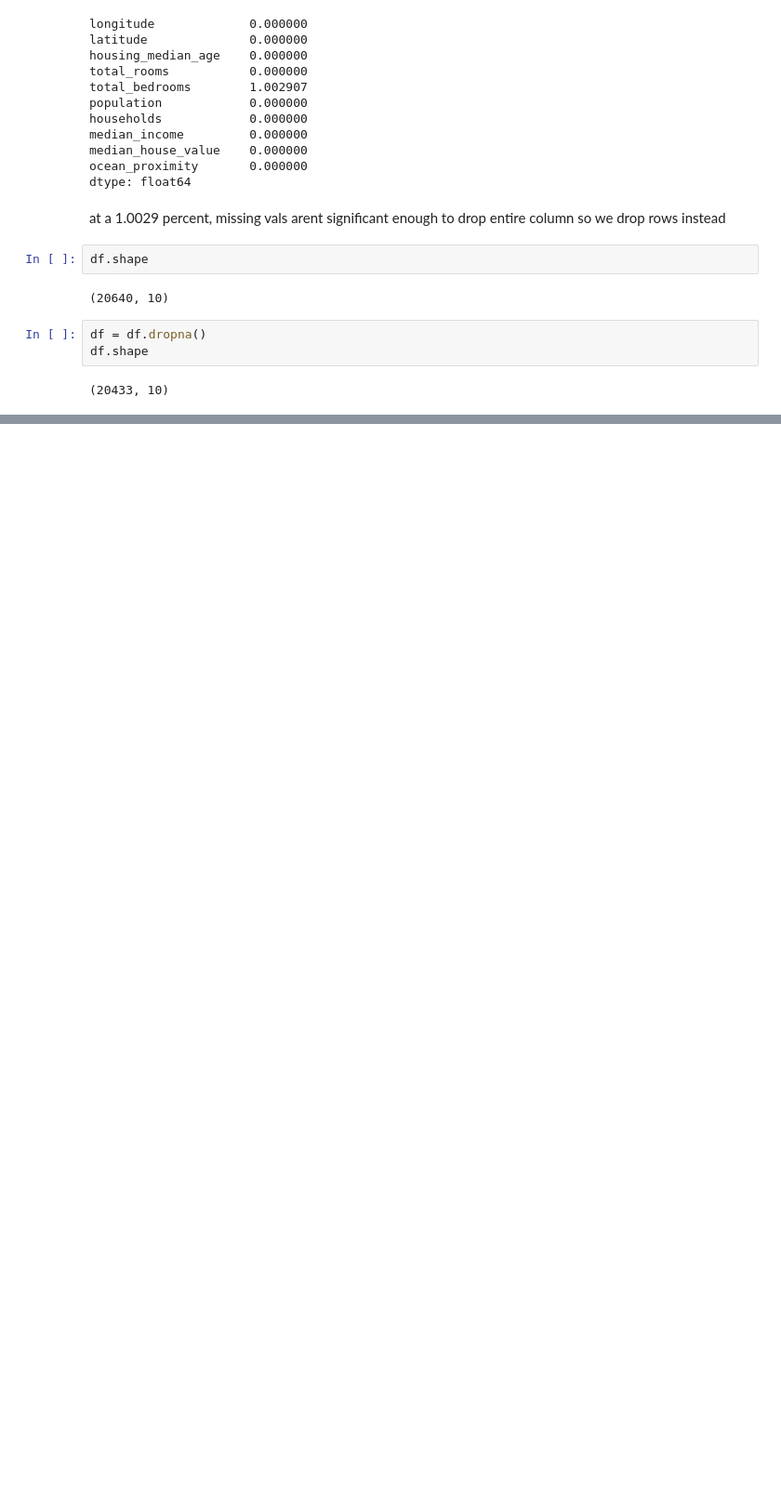
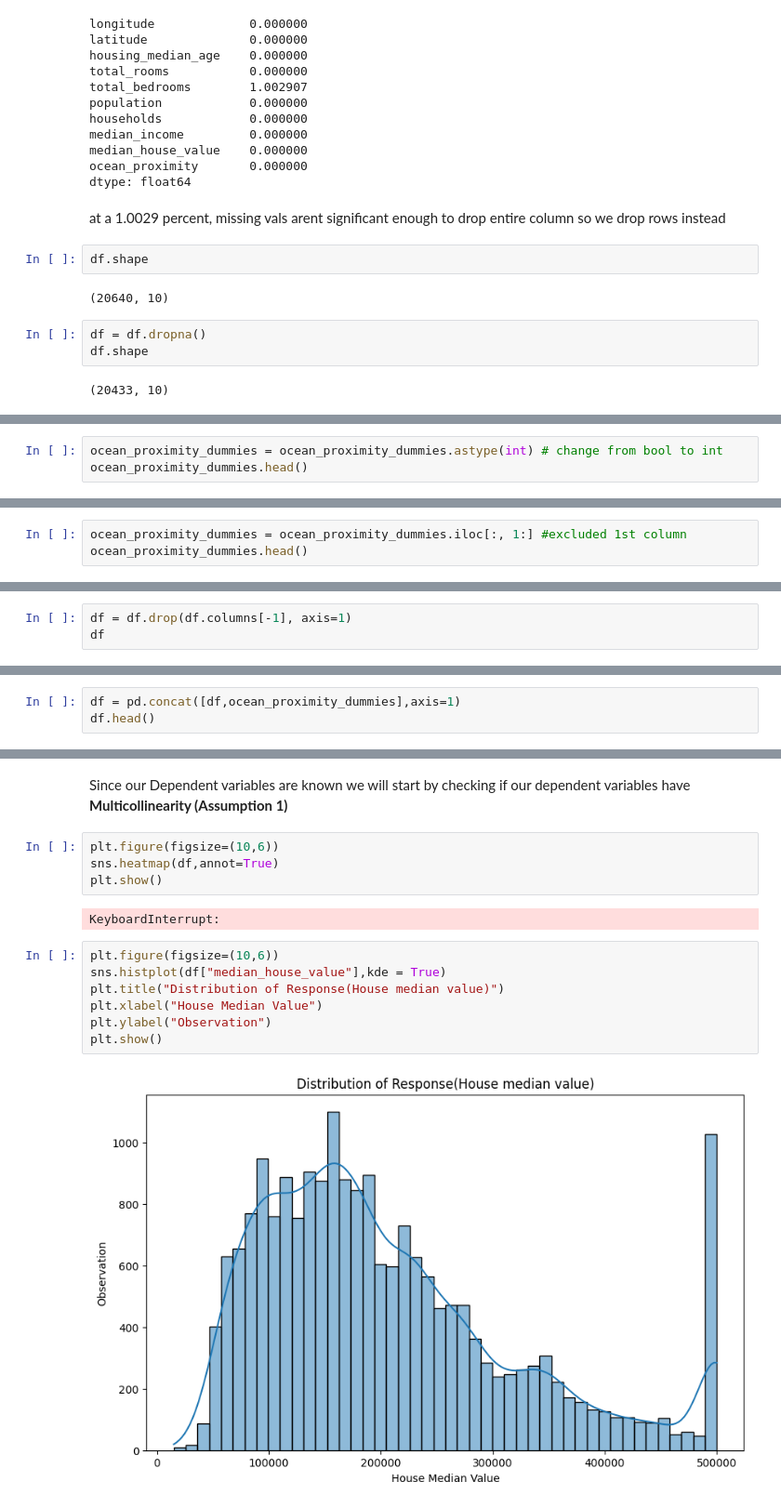
Before and after one commit to MiruSTAT/ML-HousePrices, a Jupyter notebook: Linear-Regression.ipynb, the cells around one changed output, grey strips where cells are left out. Shown at 93% size. Cells and saved outputs as stored; diff of their text form; blank space fills up the shorter version.

```diff
--- a/Linear-Regression.ipynb
+++ b/Linear-Regression.ipynb
@@ -92,0 +122,3 @@ SyntaxError: invalid syntax (2022262811.py, line 2)
+# %%
+ocean_proximity_dummies = ocean_proximity_dummies.astype(int) # change from bool to int
+ocean_proximity_dummies.head()
@@ -92,0 +134,3 @@ SyntaxError: invalid syntax (2022262811.py, line 2)
+# %%
+ocean_proximity_dummies = ocean_proximity_dummies.iloc[:, 1:] #excluded 1st column
+ocean_proximity_dummies.head()
@@ -92,0 +144,3 @@ SyntaxError: invalid syntax (2022262811.py, line 2)
+# %%
+df = df.drop(df.columns[-1], axis=1)
+df
@@ -92,0 +163,3 @@ SyntaxError: invalid syntax (2022262811.py, line 2)
+# %%
+df = pd.concat([df,ocean_proximity_dummies],axis=1)
+df.head()
@@ -92,0 +182,17 @@ SyntaxError: invalid syntax (2022262811.py, line 2)
+# %% [markdown]
+Since our Dependent variables are known we will start by checking if our dependent variables have **Multicollinearity (Assumption 1)**
+# %%
+plt.figure(figsize=(10,6))
+sns.heatmap(df,annot=True)
+plt.show()
+# %% [output]
+KeyboardInterrupt:
+# %%
+plt.figure(figsize=(10,6))
+sns.histplot(df["median_house_value"],kde = True)
+plt.title("Distribution of Response(House median value)")
+plt.xlabel("House Median Value")
+plt.ylabel("Observation")
+plt.show()
+# %% [output]
+[figure, added]
```
Also changed, not shown: parts of 14 cells of this notebook.
